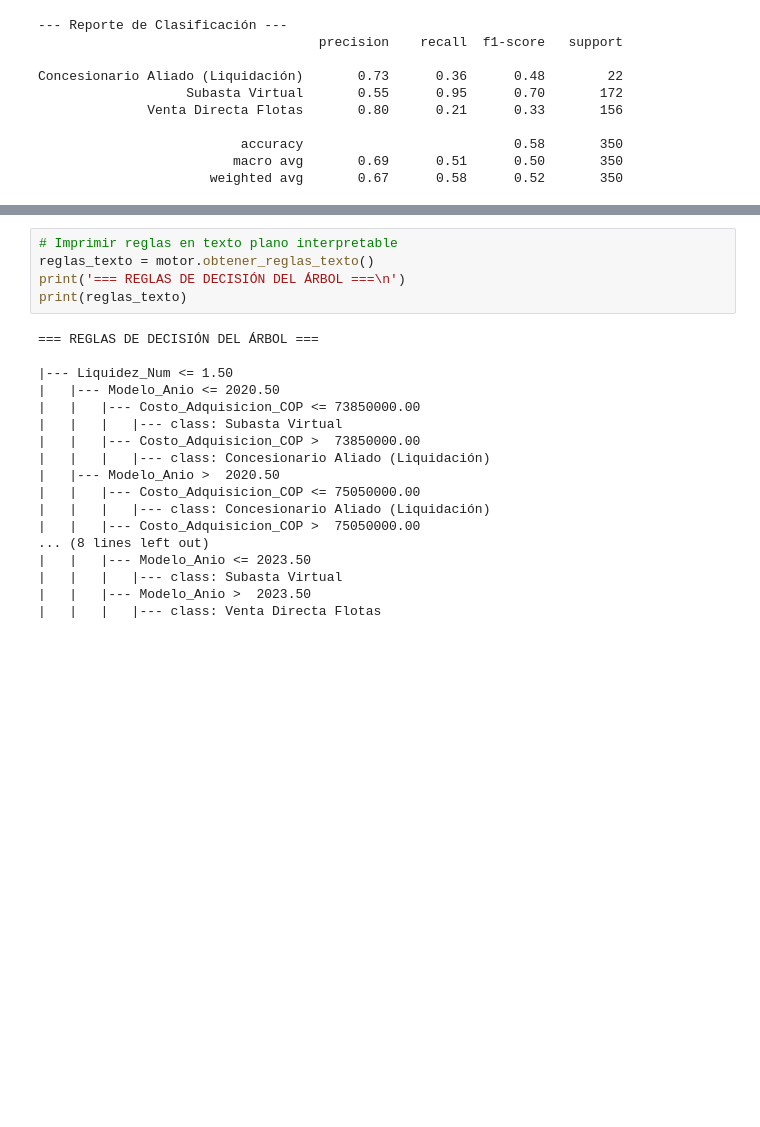
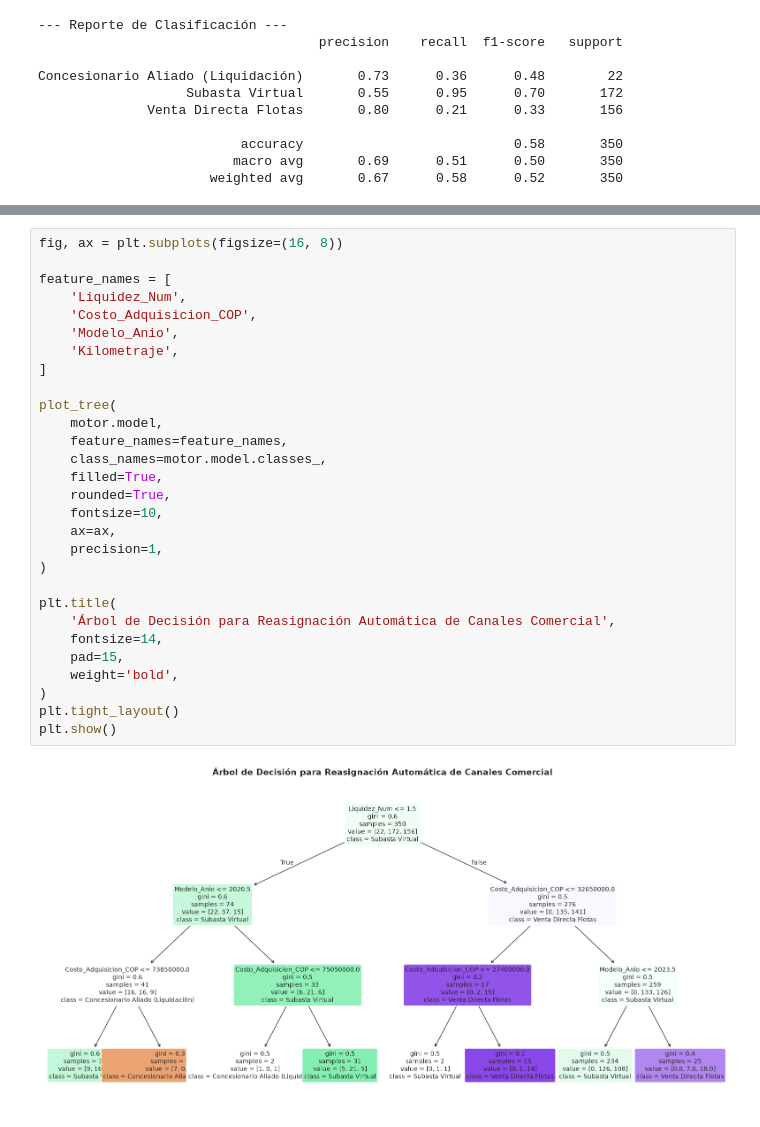
Before and after one commit to jdarizasa/Caso-de-Uso-Analista-de-Datos, a Jupyter notebook: notebooks/02_ml_channel_reasignment.ipynb, the cells around one changed output, grey strips where cells are left out. Saved outputs shown, nothing was run; the diff lists cells and outputs as text; blank space fills up the shorter version.

```diff
--- a/notebooks/02_ml_channel_reasignment.ipynb
+++ b/notebooks/02_ml_channel_reasignment.ipynb
@@ -138,23 +138,31 @@ A continuación, visualizamos las reglas explícitas de decisión aprendidas por
-# %%
-# Imprimir reglas en texto plano interpretable
-reglas_texto = motor.obtener_reglas_texto()
-print('=== REGLAS DE DECISIÓN DEL ÁRBOL ===\n')
-print(reglas_texto)
-# %% [output]
-=== REGLAS DE DECISIÓN DEL ÁRBOL ===
-
-|--- Liquidez_Num <= 1.50
-|   |--- Modelo_Anio <= 2020.50
-|   |   |--- Costo_Adquisicion_COP <= 73850000.00
-|   |   |   |--- class: Subasta Virtual
-|   |   |--- Costo_Adquisicion_COP >  73850000.00
-|   |   |   |--- class: Concesionario Aliado (Liquidación)
-|   |--- Modelo_Anio >  2020.50
-|   |   |--- Costo_Adquisicion_COP <= 75050000.00
-|   |   |   |--- class: Concesionario Aliado (Liquidación)
-|   |   |--- Costo_Adquisicion_COP >  75050000.00
-... (8 lines left out)
-|   |   |--- Modelo_Anio <= 2023.50
-|   |   |   |--- class: Subasta Virtual
-|   |   |--- Modelo_Anio >  2023.50
-|   |   |   |--- class: Venta Directa Flotas
+# %%
+fig, ax = plt.subplots(figsize=(16, 8))
+
+feature_names = [
+    'Liquidez_Num',
+    'Costo_Adquisicion_COP',
+    'Modelo_Anio',
+    'Kilometraje',
+]
+
+plot_tree(
+    motor.model,
+    feature_names=feature_names,
+    class_names=motor.model.classes_,
+    filled=True,
+    rounded=True,
+    fontsize=10,
+    ax=ax,
+    precision=1,
+)
+
+plt.title(
+    'Árbol de Decisión para Reasignación Automática de Canales Comercial',
+    fontsize=14,
+    pad=15,
+    weight='bold',
+)
+plt.tight_layout()
+plt.show()
+# %% [output]
+[figure, added]
```
Also changed, not shown: parts of 4 cells of this notebook, 1 other file.
